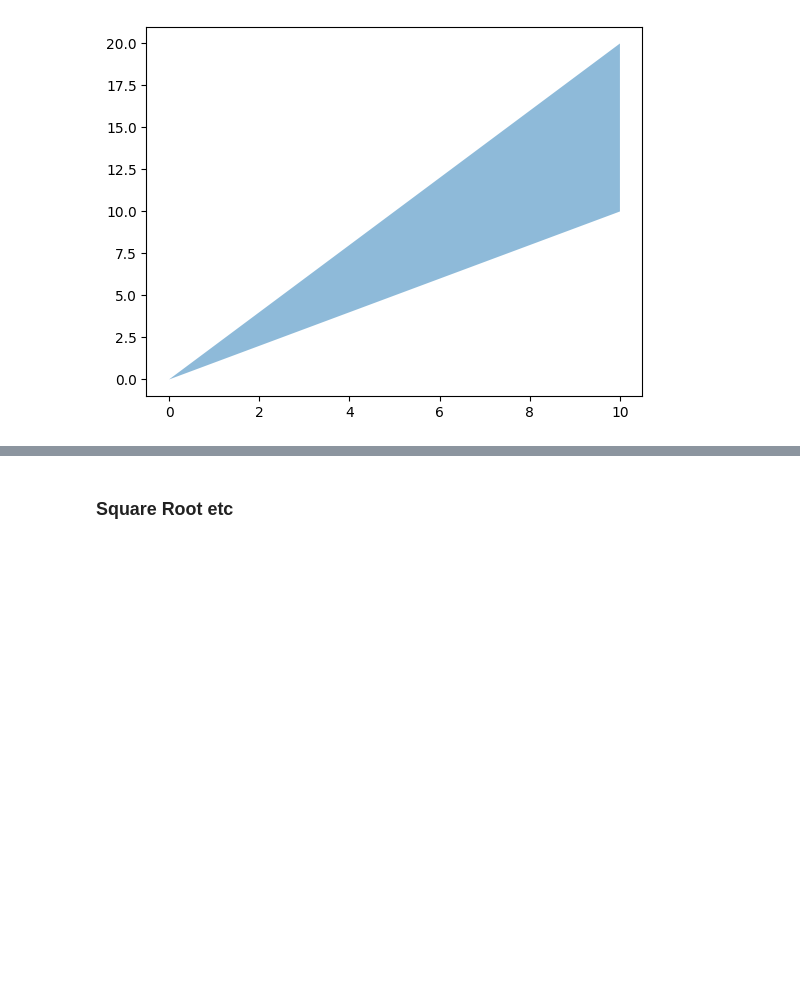
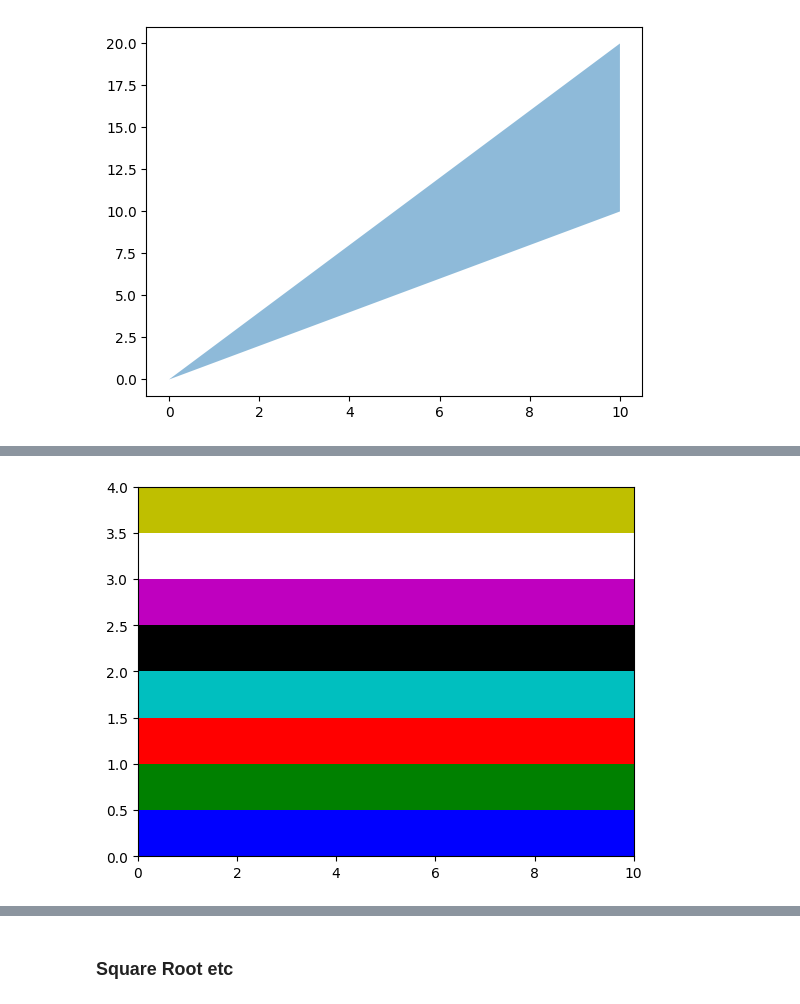
Before and after one commit to ifsm/pymus, a Jupyter notebook: Calculations, Plot, Conditions, Strings/Calculations, Plot, Conditions, Strings.ipynb, the cells around one changed output, grey strips where cells are left out. Saved outputs shown, nothing was run; the diff lists cells and outputs as text; code cells hidden in the pictures; blank space fills up the shorter version.

```diff
--- a/Calculations, Plot, Conditions, Strings/Calculations, Plot, Conditions, Strings.ipynb
+++ b/Calculations, Plot, Conditions, Strings/Calculations, Plot, Conditions, Strings.ipynb
@@ -852,0 +939,21 @@ The Artist class is responsible for the appearence of the individual subplots. %
+# %%
+import numpy as np
+import matplotlib.pyplot as plt
+
+x = np.arange(0, 12, 2)
+ay = [0.5, 0.5, 0.5, 0.5, 0.5, 0.5]
+by = [0.5, 0.5, 0.5, 0.5, 0.5, 0.5]
+cy = [0.5, 0.5, 0.5, 0.5, 0.5, 0.5]
+dy = [0.5, 0.5, 0.5, 0.5, 0.5, 0.5]
+ey = [0.5, 0.5, 0.5, 0.5, 0.5, 0.5]
+fy = [0.5, 0.5, 0.5, 0.5, 0.5, 0.5]
+gy = [0.5, 0.5, 0.5, 0.5, 0.5, 0.5]
+hy = [0.5, 0.5, 0.5, 0.5, 0.5, 0.5]
+y = np.vstack([ay, by, cy, dy, ey, fy, gy, hy])
+
+plt.stackplot (x, y, colors=['b', 'g',  'r', 'c', 'k', 'm','w', 'y'])
+plt.xlim (0, 10)
+plt.ylim (0, 4)
+plt.show()
+# %% [output]
+[figure, added]
```
Also changed, not shown: parts of 36 cells of this notebook.
